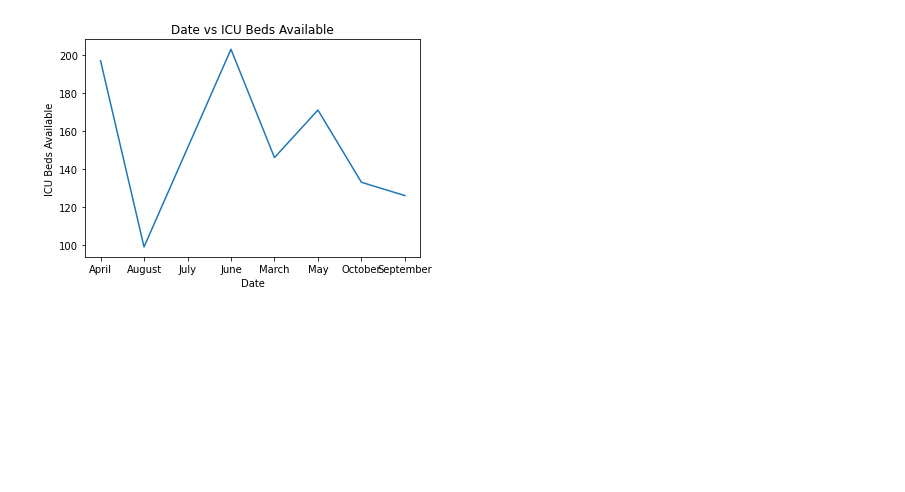
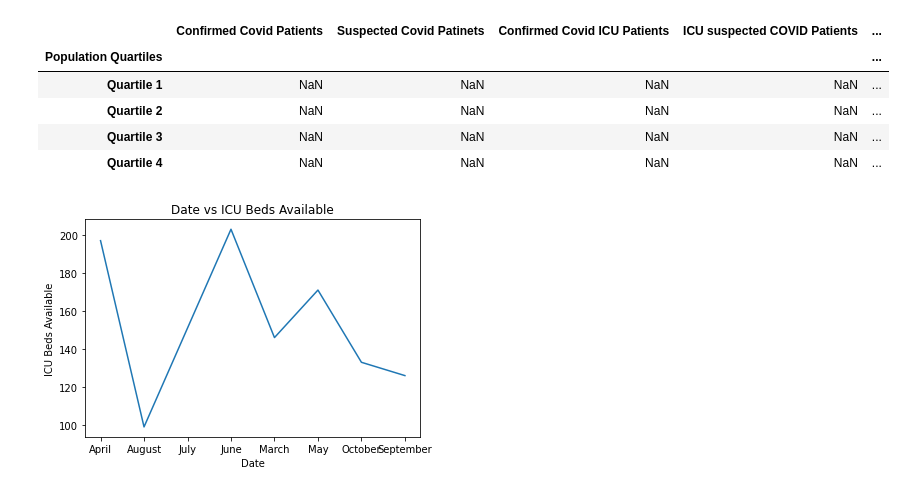
Before and after one commit to alexcorona-25/UCI-Project-1-Group-10, a Jupyter notebook: Analysis/Analysis Acorona.ipynb, the cells around one changed output. Saved outputs shown, nothing was run; the diff lists cells and outputs as text; code cells hidden in the pictures; blank space fills up the shorter version.

```diff
--- a/Analysis/Analysis Acorona.ipynb
+++ b/Analysis/Analysis Acorona.ipynb
@@ -31,3 +66,15 @@ icu_df
+# %%
+# calculates average stats per quartile
+quartile_average = relavent_df.groupby('Population Quartiles').mean()
+quartile_average['ICU Beds Available'] = quartile_average['ICU Beds Available'].multiply(100)
+quartile_average
+# %% [output]
+|  | Confirmed Covid Patients | Suspected Covid Patinets | Confirmed Covid ICU Patients | ICU suspected COVID Patients | ... |
+| Population Quartiles |  |  |  |  | ... |
+| Quartile 1 | NaN | NaN | NaN | NaN | ... |
+| Quartile 2 | NaN | NaN | NaN | NaN | ... |
+| Quartile 3 | NaN | NaN | NaN | NaN | ... |
+| Quartile 4 | NaN | NaN | NaN | NaN | ... |
 # %%
 # Find all the mice that were treated with Capomulin
 icu_line = icu_df.loc[icu_df["county"]=="Alameda"]
```
Also changed, not shown: parts of 6 cells of this notebook, 9 other files.
